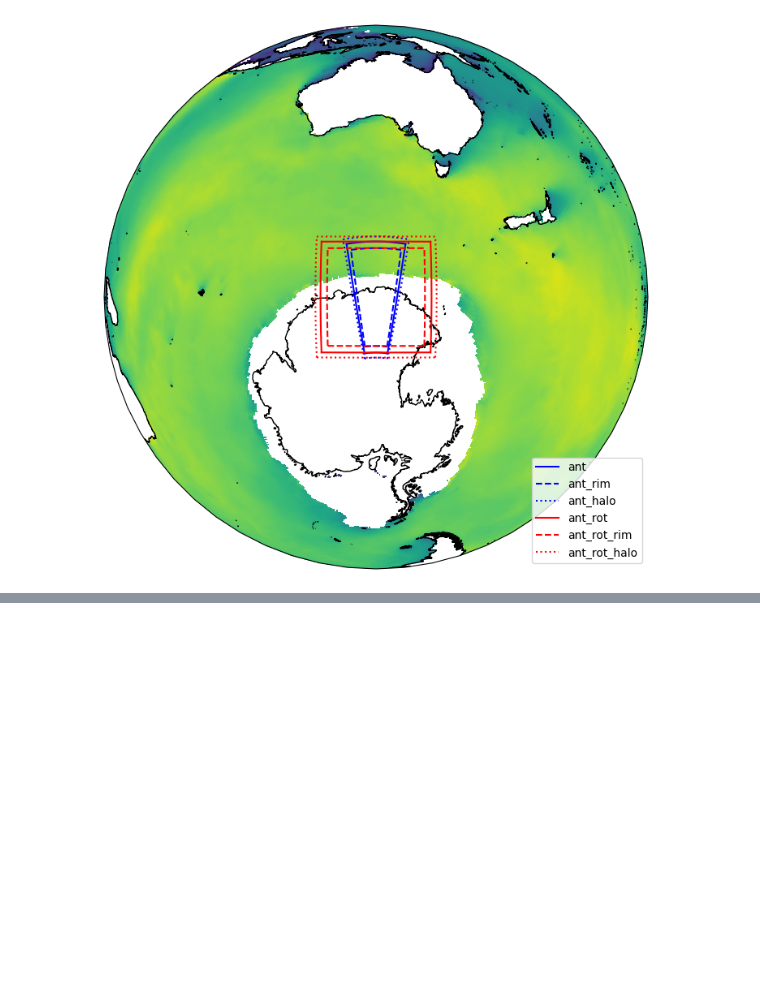
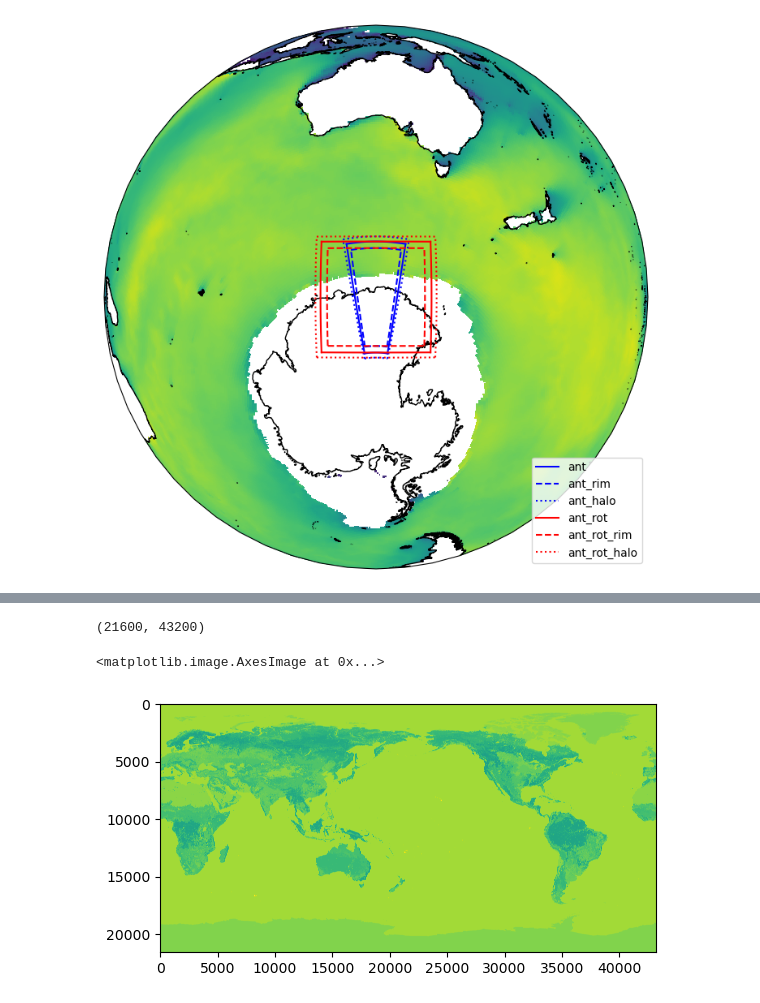
Before and after one commit to 21centuryweather/UM_configuration_tools, a Jupyter notebook: UM_plot_domain.ipynb, the cells around one changed output, grey strips where cells are left out. Cells and saved outputs as stored; diff of their text form; code cells hidden in the pictures; blank space fills up the shorter version.

```diff
--- a/UM_plot_domain.ipynb
+++ b/UM_plot_domain.ipynb
@@ -128,3 +133,30 @@ ax.legend(loc='lower right');
 plt.tight_layout()
 # %% [output]
 [figure]
+# %%
+veg_cover = Path('/g/data/access/TIDS/UM/ancil/atmos/master/vegetation/cover/igbp/v2/qrdata.igbp')
+# %%
+from typing import BinaryIO
+import numpy as np
+
+def read_igbp(f: BinaryIO):
+    """
+    Reads UKMO IGBP master data file
+    """
+    igbp = {}
+    igbp['points_lambda_srce'] = int(f.read(5))
+    f.read(1)
+    igbp['points_phi_srce'] = int(f.read(5))
+    igbp['phi_origin_srce'] = float(f.read(6))
+    f.read(1)
+    igbp['lambda_origin_srce'] = float(f.read(6))
+    f.read(1)
+    igbp['delta_phi_srce'] = float(f.read(10))
+    f.read(1)
+    igbp['delta_lambda_srce'] = float(f.read(10))
+    igbp['data'] = np.frombuffer(f.read(igbp['points_lambda_srce'] * igbp['points_phi_srce']), dtype='b').reshape((igbp['points_phi_srce'], igbp['points_lambda_srce']))
+
+    return igbp
+# %%
+with open(veg_cover,'rb') as f:
+    r = read_igbp(f)
@@ -130,0 +179,9 @@ plt.tight_layout()
+# %%
+r['data'].shape
+# %% [output]
+(21600, 43200)
+# %%
+plt.imshow(r['data'])
+# %% [output]
+<matplotlib.image.AxesImage at 0x...>
+[figure, added]
```
Also changed, not shown: parts of 5 cells of this notebook, 1 other file.
